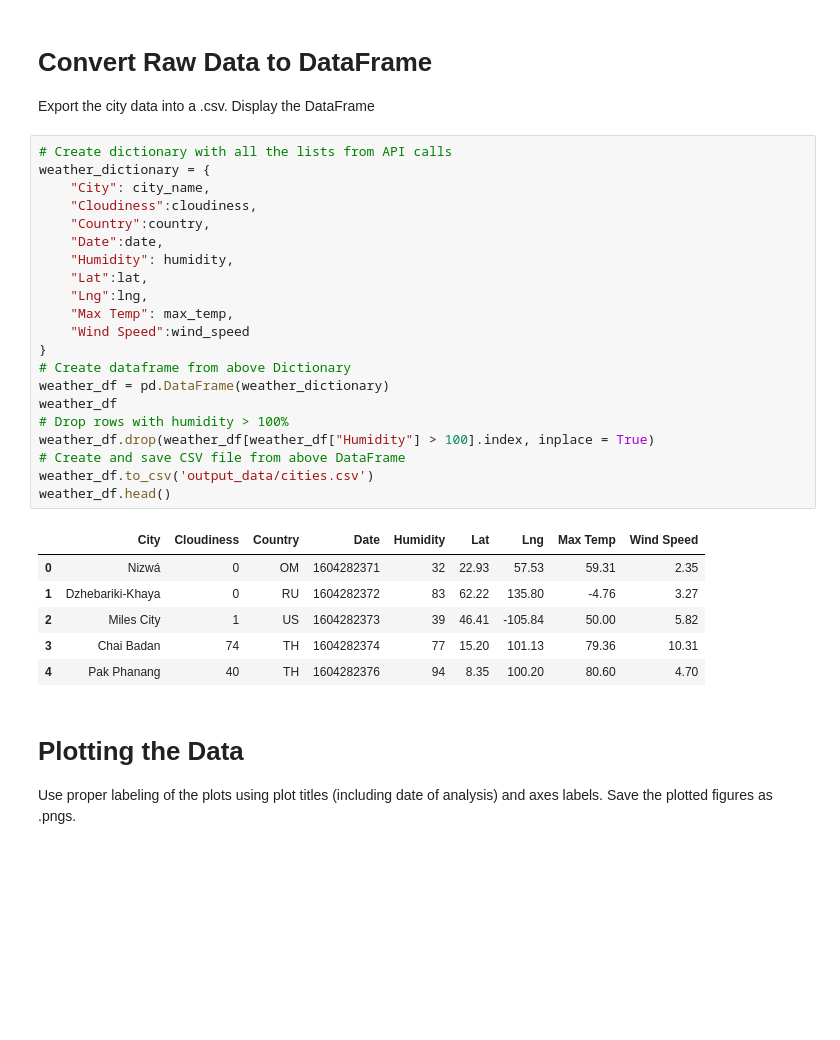
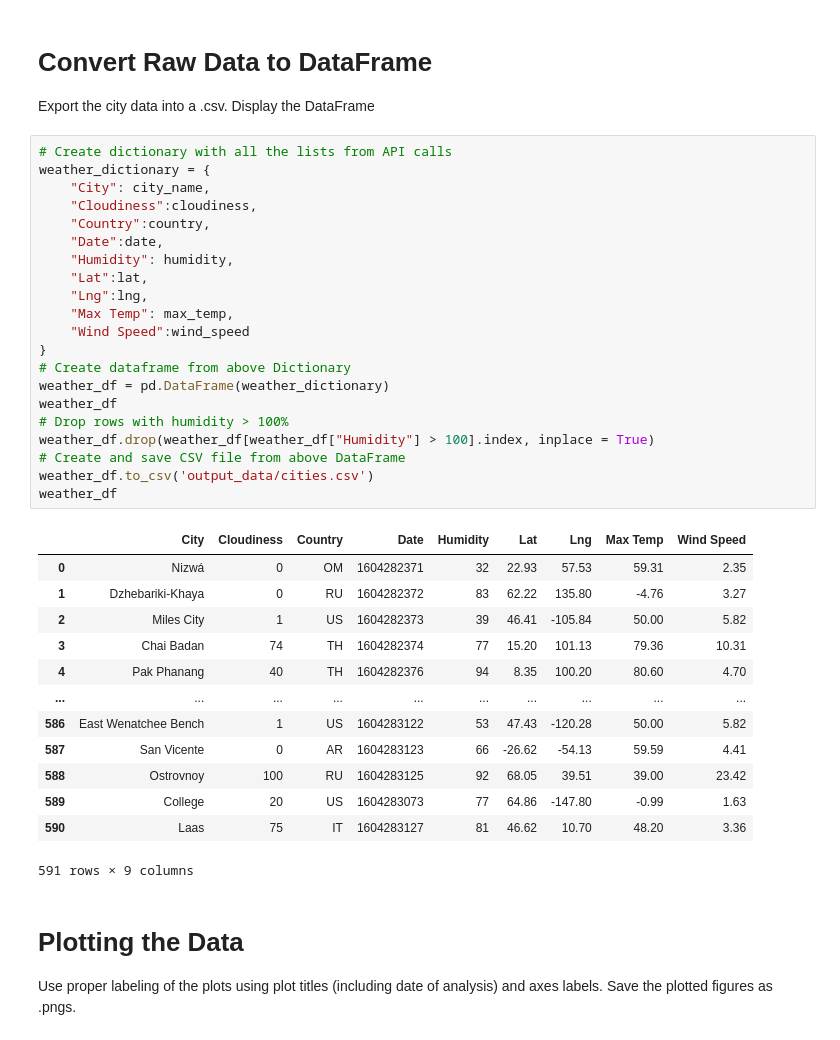
Before and after one commit to fanchea84/python-api-challenge, a Jupyter notebook: WeatherPy/WeatherPy.ipynb, the cells around one changed output. Saved outputs shown, nothing was run; the diff lists cells and outputs as text; blank space fills up the shorter version.

```diff
--- a/WeatherPy/WeatherPy.ipynb
+++ b/WeatherPy/WeatherPy.ipynb
@@ -122,31 +122,38 @@ Display the DataFrame
 # %%
 # Create dictionary with all the lists from API calls
 weather_dictionary = {
     "City": city_name,
     "Cloudiness":cloudiness,
     "Country":country,
     "Date":date,
     "Humidity": humidity,
     "Lat":lat,
     "Lng":lng,
     "Max Temp": max_temp,
     "Wind Speed":wind_speed
 }
 # Create dataframe from above Dictionary
 weather_df = pd.DataFrame(weather_dictionary)
 weather_df
 # Drop rows with humidity > 100%
 weather_df.drop(weather_df[weather_df["Humidity"] > 100].index, inplace = True)
 # Create and save CSV file from above DataFrame
 weather_df.to_csv('output_data/cities.csv')
-weather_df.head()
+weather_df
 # %% [output]
 |  | City | Cloudiness | Country | Date | Humidity | Lat | Lng | Max Temp | Wind Speed |
 | 0 | Nizwá | 0 | OM | 1604282371 | 32 | 22.93 | 57.53 | 59.31 | 2.35 |
 | 1 | Dzhebariki-Khaya | 0 | RU | 1604282372 | 83 | 62.22 | 135.80 | -4.76 | 3.27 |
 | 2 | Miles City | 1 | US | 1604282373 | 39 | 46.41 | -105.84 | 50.00 | 5.82 |
 | 3 | Chai Badan | 74 | TH | 1604282374 | 77 | 15.20 | 101.13 | 79.36 | 10.31 |
 | 4 | Pak Phanang | 40 | TH | 1604282376 | 94 | 8.35 | 100.20 | 80.60 | 4.70 |
+| ... | ... | ... | ... | ... | ... | ... | ... | ... | ... |
+| 586 | East Wenatchee Bench | 1 | US | 1604283122 | 53 | 47.43 | -120.28 | 50.00 | 5.82 |
+| 587 | San Vicente | 0 | AR | 1604283123 | 66 | -26.62 | -54.13 | 59.59 | 4.41 |
+| 588 | Ostrovnoy | 100 | RU | 1604283125 | 92 | 68.05 | 39.51 | 39.00 | 23.42 |
+| 589 | College | 20 | US | 1604283073 | 77 | 64.86 | -147.80 | -0.99 | 1.63 |
+| 590 | Laas | 75 | IT | 1604283127 | 81 | 46.62 | 10.70 | 48.20 | 3.36 |
+591 rows × 9 columns
 # %% [markdown]
 # Plotting the Data
 Use proper labeling of the plots using plot titles (including date of analysis) and axes labels.
```
Also changed, not shown: parts of 9 cells of this notebook.
